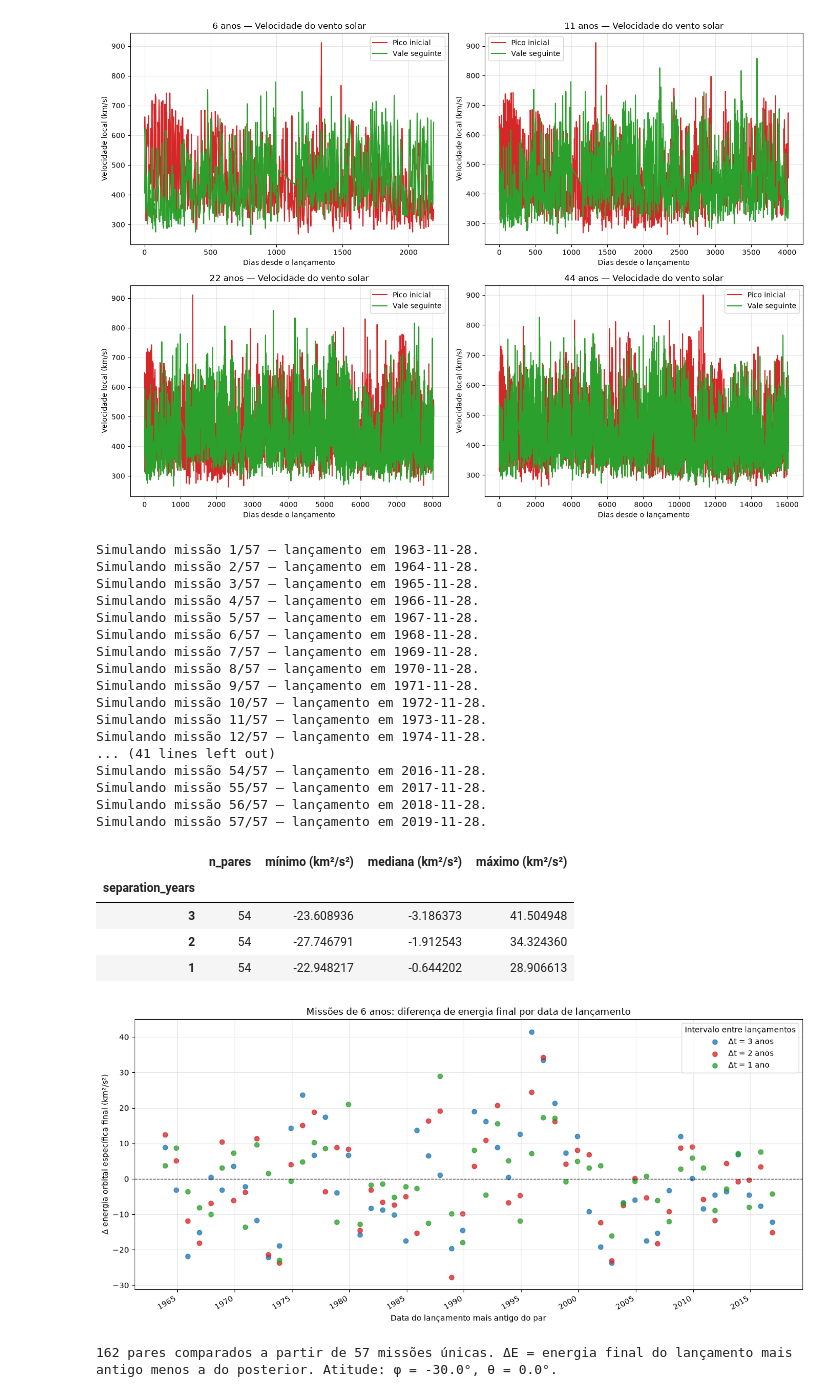
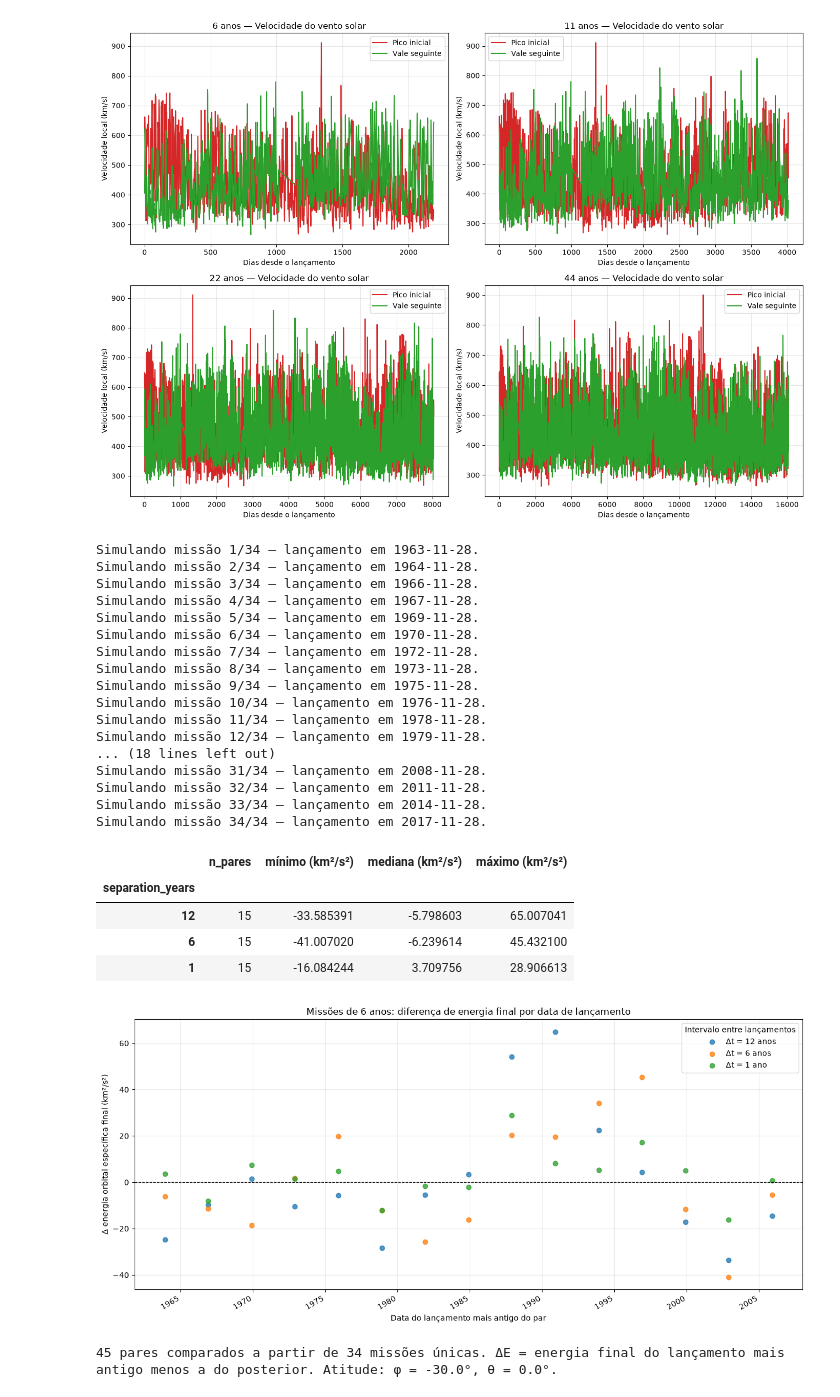
Before and after one commit to araaesp/Electric-Sail, a Jupyter notebook: src/analise_perfil_real_direto_invertido.ipynb, the cells around one changed output. Saved outputs shown, nothing was run; the diff lists cells and outputs as text; code cells hidden in the pictures.

```diff
--- a/src/analise_perfil_real_direto_invertido.ipynb
+++ b/src/analise_perfil_real_direto_invertido.ipynb
@@ -1543,8 +1545,8 @@ from services import n_body_service
 from utils.schemas import RequestDto
 
 PAIR_MISSION_YEARS = 6.0
-PAIR_LAG_YEARS = [3, 2, 1]
-PAIR_LAUNCH_STEP_YEARS = 1
+PAIR_LAG_YEARS = [12, 6, 1]
+PAIR_LAUNCH_STEP_YEARS = 3
 PAIR_FIRST_LAUNCH_DATE = None  # None: primeira data diária disponível na tabela
 PAIR_PHI_DEG = float(globals().get('PHI_BATCH_DEG', globals().get('PHI_REAL_DEG', -30.0)))
 PAIR_THETA_DEG = float(globals().get('THETA_BATCH_DEG', globals().get('THETA_REAL_DEG', 0.0)))
@@ -1758,52 +1760,52 @@ for gap_years in sorted(PAIR_LAG_YEARS, reverse=True):
     )
 
 ax.axhline(0.0, color='black', linewidth=0.9, linestyle='--')
 ax.xaxis.set_major_locator(mdates.YearLocator(base=5))
 ax.xaxis.set_major_formatter(mdates.DateFormatter('%Y'))
 ax.set_xlabel('Data do lançamento mais antigo do par')
 ax.set_ylabel('Δ energia orbital específica final (km²/s²)')
 ax.set_title(
     'Missões de 6 anos: diferença de energia final por data de lançamento'
 )
 ax.grid(True, alpha=0.28)
 ax.legend(title='Intervalo entre lançamentos')
 fig.autofmt_xdate(rotation=30)
 fig.tight_layout()
 plt.show()
 plt.close(fig)
 
 print(
     '{} pares comparados a partir de {} missões únicas. '
     'ΔE = energia final do lançamento mais antigo menos a do posterior. '
     'Atitude: φ = {:.1f}°, θ = {:.1f}°.'.format(
         len(pair_energy_results_df),
         len(pair_mission_results),
         PAIR_PHI_DEG,
         PAIR_THETA_DEG,
     )
 )
 # %% [output]
-Simulando missão 1/57 — lançamento em 1963-11-28.
-Simulando missão 2/57 — lançamento em 1964-11-28.
-Simulando missão 3/57 — lançamento em 1965-11-28.
-Simulando missão 4/57 — lançamento em 1966-11-28.
-Simulando missão 5/57 — lançamento em 1967-11-28.
-Simulando missão 6/57 — lançamento em 1968-11-28.
-Simulando missão 7/57 — lançamento em 1969-11-28.
-Simulando missão 8/57 — lançamento em 1970-11-28.
-Simulando missão 9/57 — lançamento em 1971-11-28.
-Simulando missão 10/57 — lançamento em 1972-11-28.
-Simulando missão 11/57 — lançamento em 1973-11-28.
-Simulando missão 12/57 — lançamento em 1974-11-28.
-... (41 lines left out)
-Simulando missão 54/57 — lançamento em 2016-11-28.
-Simulando missão 55/57 — lançamento em 2017-11-28.
-Simulando missão 56/57 — lançamento em 2018-11-28.
-Simulando missão 57/57 — lançamento em 2019-11-28.
+Simulando missão 1/34 — lançamento em 1963-11-28.
+Simulando missão 2/34 — lançamento em 1964-11-28.
+Simulando missão 3/34 — lançamento em 1966-11-28.
+Simulando missão 4/34 — lançamento em 1967-11-28.
+Simulando missão 5/34 — lançamento em 1969-11-28.
+Simulando missão 6/34 — lançamento em 1970-11-28.
+Simulando missão 7/34 — lançamento em 1972-11-28.
+Simulando missão 8/34 — lançamento em 1973-11-28.
+Simulando missão 9/34 — lançamento em 1975-11-28.
+Simulando missão 10/34 — lançamento em 1976-11-28.
+Simulando missão 11/34 — lançamento em 1978-11-28.
+Simulando missão 12/34 — lançamento em 1979-11-28.
+... (18 lines left out)
+Simulando missão 31/34 — lançamento em 2008-11-28.
+Simulando missão 32/34 — lançamento em 2011-11-28.
+Simulando missão 33/34 — lançamento em 2014-11-28.
+Simulando missão 34/34 — lançamento em 2017-11-28.
 |  | n_pares | mínimo (km²/s²) | mediana (km²/s²) | máximo (km²/s²) |
 | separation_years |  |  |  |  |
-| 3 | 54 | -23.608936 | -3.186373 | 41.504948 |
-| 2 | 54 | -27.746791 | -1.912543 | 34.324360 |
-| 1 | 54 | -22.948217 | -0.644202 | 28.906613 |
+| 12 | 15 | -33.585391 | -5.798603 | 65.007041 |
+| 6 | 15 | -41.007020 | -6.239614 | 45.432100 |
+| 1 | 15 | -16.084244 | 3.709756 | 28.906613 |
-[figure, old version]
+[figure, new version]
-162 pares comparados a partir de 57 missões únicas. ΔE = energia final do lançamento mais antigo menos a do posterior. Atitude: φ = -30.0°, θ = 0.0°.
+45 pares comparados a partir de 34 missões únicas. ΔE = energia final do lançamento mais antigo menos a do posterior. Atitude: φ = -30.0°, θ = 0.0°.
```
Also changed, not shown: parts of 3 cells of this notebook, 8 other files.
